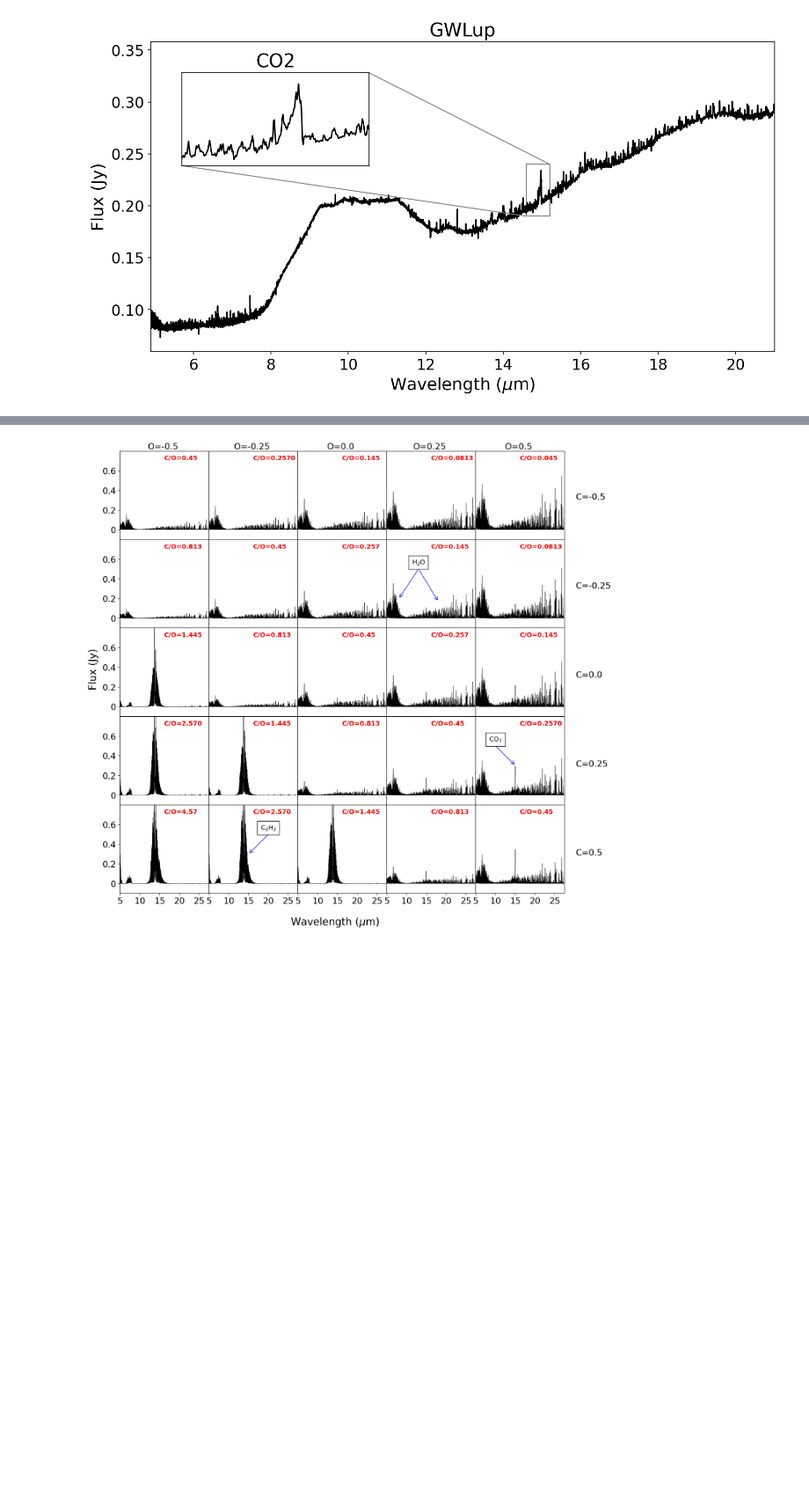
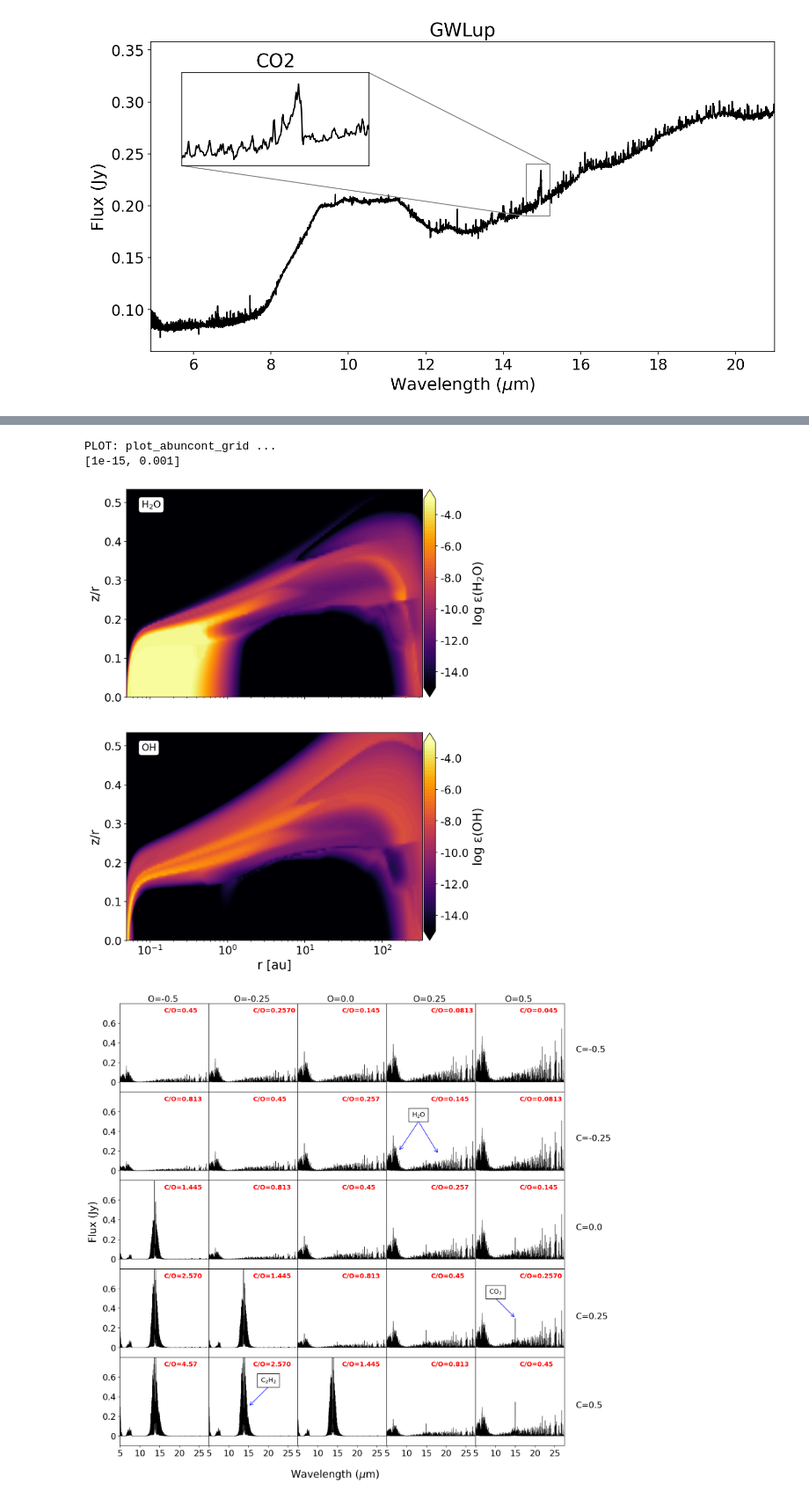
Before and after one commit to nielsklerk/BRP, a Jupyter notebook: PresentationFigures.ipynb, the cells around one changed output, grey strips where cells are left out. Shown at 88% size. Drawn from its saved outputs; the diff is of its cells as text; code cells hidden in the pictures; blank space fills up the shorter version.

```diff
--- a/PresentationFigures.ipynb
+++ b/PresentationFigures.ipynb
@@ -268,3 +340,34 @@ plt.show()
+# %%
+species = ["H2O","OH"]
+
+pp=pplot.Plot(None)
+props = dict(boxstyle='round', facecolor='white', alpha=1)
+tcont=pplot.Contour(model.tg, [20,100,1000], linestyles=["-","--",":"],
+                  showlabels=True,label_fontsize=14,label_fmt="%.0f")
+#tcont.label_locations=[(100,100),(55,5),(40,5)]
+
+# another contour, a simple one
+avcont=pplot.Contour(model.AV,[1.0],colors="white", linewidths=3)
+# fig, axs = plt.subplots(1, 2, figsize=(9, 2.7))
+cbticks=[10,30,100,300,1000]
+fig =pp.plot_abuncont_grid(model,
+                      species,nrows=2, ncols=1,
+                      zlim=[1.e-15,1.e-3],extend="both",contour=False, cmap='inferno', showcb=True)
+fig.set_size_inches(8, 10)
+species = [r"H$_2\mathrm{O}$",r"OH"]
+axs = fig.get_axes()
+axs[0].text(0.05, 0.95, species[0], transform=axs[0].transAxes, fontsize=14,
+            verticalalignment='top', bbox=props)
+axs[1].text(0.05, 0.95, species[1], transform=axs[1].transAxes, fontsize=14,
+            verticalalignment='top', bbox=props)
+axs[0].set_xlabel('')
+axs[0].set_xticklabels([])
+plt.savefig('Figures/Densities.jpg', bbox_inches='tight')
+plt.show()
+# %% [output]
+PLOT: plot_abuncont_grid ...
+[1e-15, 0.001]
+[figure, added]
 # %%
 with open('FLiTsData1000_N.pkl', 'rb') as f:
     df = pickle.load(f)
```
Also changed, not shown: parts of 9 cells of this notebook, 4 other files.
